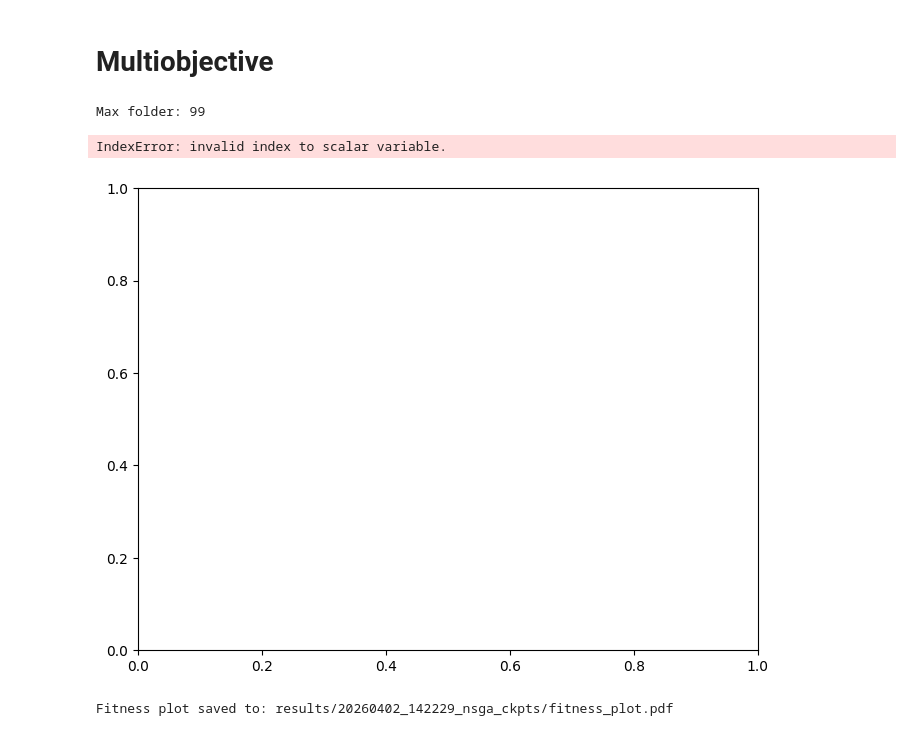
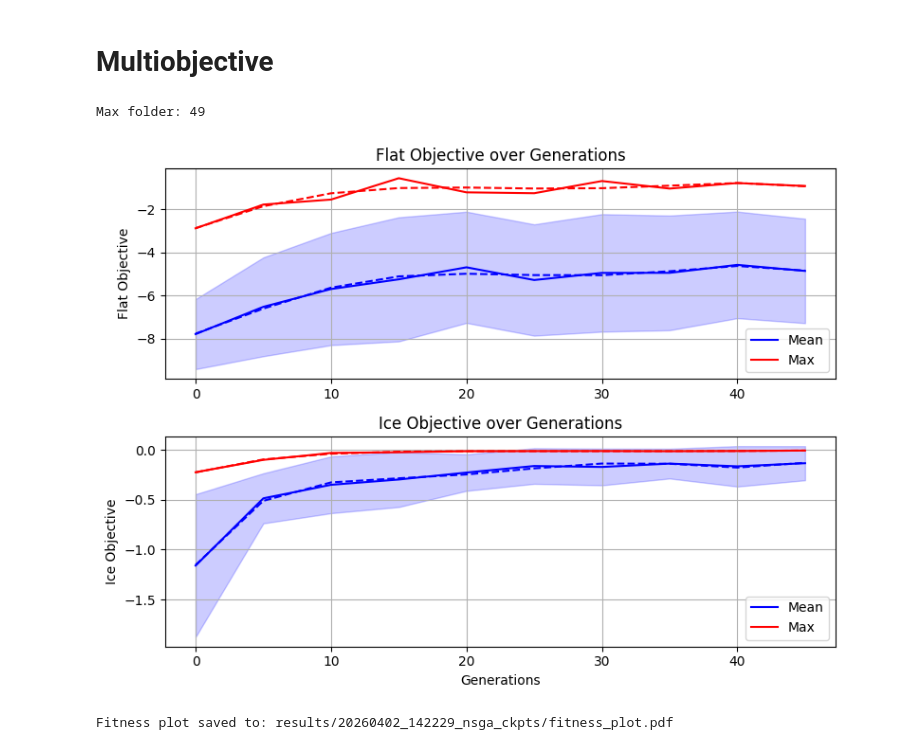
Before and after one commit to ifinckh/micro-515-EvoRob, a Jupyter notebook: read_logs.ipynb, the cells around one changed output. Saved outputs shown, nothing was run; the diff lists cells and outputs as text; code cells hidden in the pictures.

```diff
--- a/read_logs.ipynb
+++ b/read_logs.ipynb
@@ -14,7 +14,7 @@ flat_max = []
 flat_std = []
 
 
-path = "results/AntHill-v0/single1"
+path = "results/AntHill-v0/single_1"
 
 max_folder = max([int(d) for d in os.listdir(path) if d.isdigit()])
 print(f"Max folder: {max_folder}")
@@ -64,7 +64,7 @@ ice_max = []
 ice_std = []
 
 
-path = "results/20260402_142229_nsga_ckpts"
+path = "results/AntHill-v0/multi"
 
 max_folder = max([int(d) for d in os.listdir(path) if d.isdigit()])
 print(f"Max folder: {max_folder}")
@@ -90,36 +90,35 @@ axs[0].plot(generations, p(generations), linestyle="--", color="blue")
 z = np.polyfit(generations, flat_max, 5)
 p = np.poly1d(z)
 axs[0].plot(generations, p(generations), linestyle="--", color="red")
 axs[0].set_ylabel("Flat Objective")
 axs[0].legend(loc="lower right")
 axs[0].fill_between(generations, np.array(flat_mean) - np.array(flat_std), np.array(flat_mean) + np.array(flat_std), alpha=0.2, color="blue")
 axs[0].grid("on")
 axs[0].set_title("Flat Objective over Generations")
 
 
 axs[1].plot(generations, ice_mean, label="Mean", color="blue")
 axs[1].plot(generations, ice_max, label="Max", color="red")
 # add trend lines for both objectives
 z = np.polyfit(generations, ice_mean, 5)
 p = np.poly1d(z)
 axs[1].plot(generations, p(generations), linestyle="--", color="blue")
 z = np.polyfit(generations, ice_max, 5)
 p = np.poly1d(z)
 axs[1].plot(generations, p(generations), linestyle="--", color="red")
 axs[1].set_xlabel("Generations")
 axs[1].set_ylabel("Ice Objective")
 axs[1].legend(loc="lower right")
 axs[1].grid("on")
 
 # plot the std of both objectives in f over generations around the mean as a shaded area
 axs[1].fill_between(generations, np.array(ice_mean) - np.array(ice_std), np.array(ice_mean) + np.array(ice_std), alpha=0.2, color="blue")
 axs[1].set_title("Ice Objective over Generations")
 
 fig.tight_layout()
 # %% [output]
-Max folder: 99
+Max folder: 49
-IndexError: invalid index to scalar variable.
-[figure, old version]
+[figure, new version]
 # %%
 from Challenge2 import plot_pareto_fronts_from_checkpoint, replay_checkpoint, plot_fitness
 path = "results/20260402_142229_nsga_ckpts"
```
Also changed, not shown: 1 other file.
